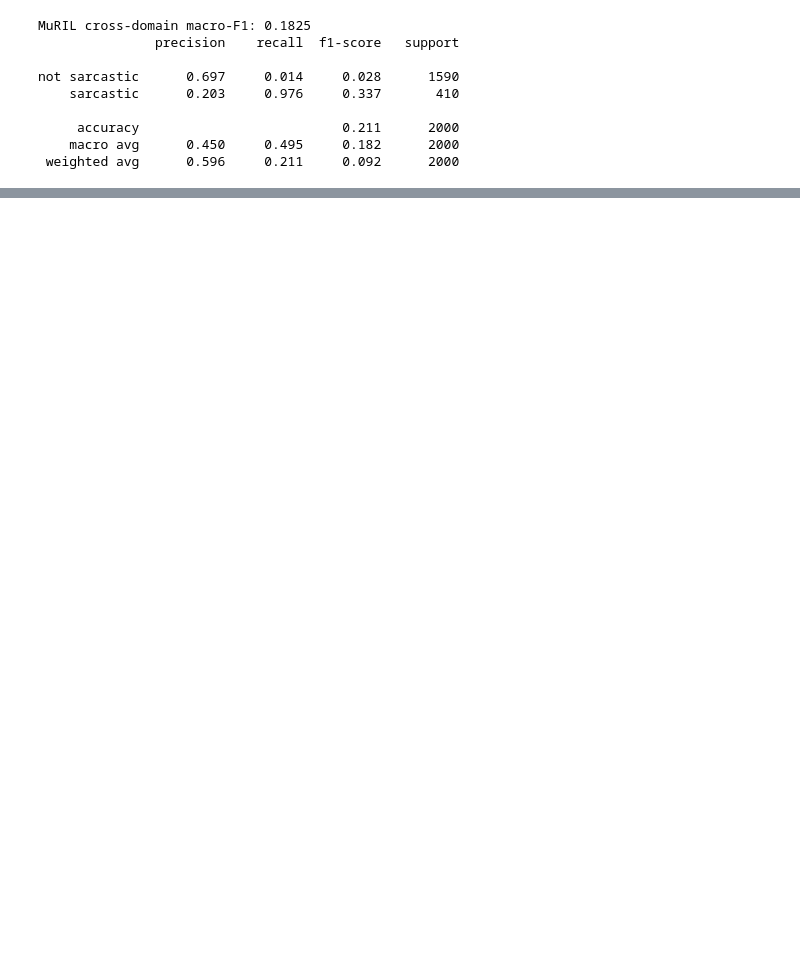
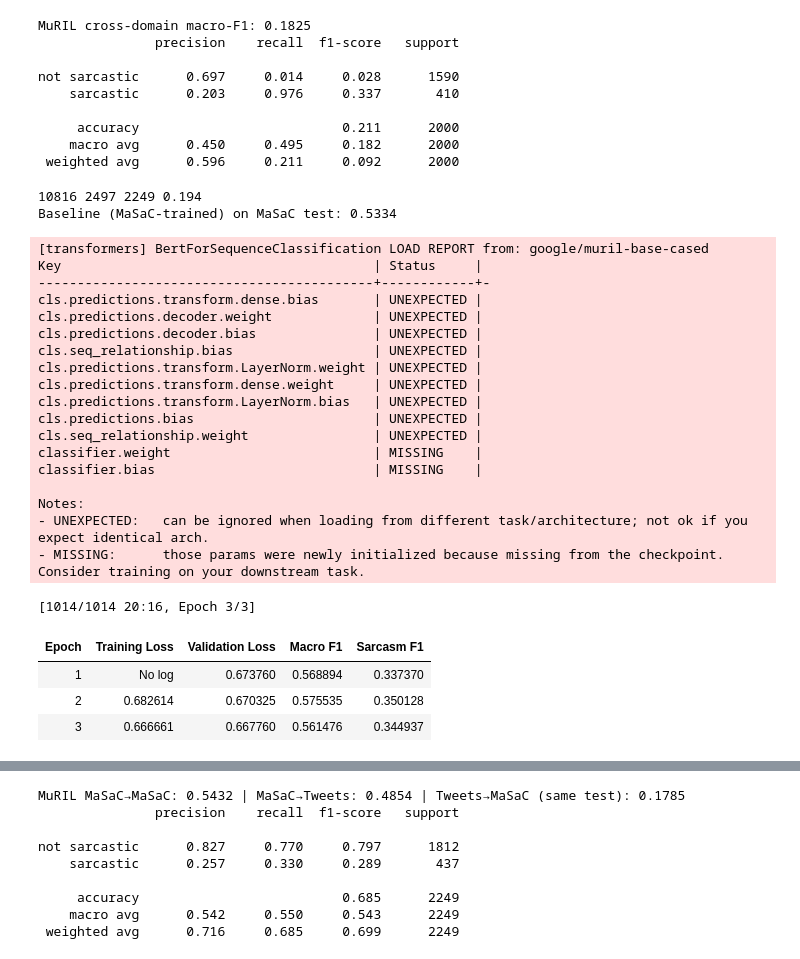
Before and after one commit to sanikaa12-art/hinglish-sarcasm-muril, a Jupyter notebook: hinglish_sarcasm_muril.ipynb, the cells around one changed output, grey strips where cells are left out. Cells and saved outputs as stored; diff of their text form; code cells hidden in the pictures; blank space fills up the shorter version.

```diff
--- a/hinglish_sarcasm_muril.ipynb
+++ b/hinglish_sarcasm_muril.ipynb
@@ -190,3 +190,66 @@ not sarcastic      0.697     0.014     0.028      1590
      accuracy                          0.211      2000
     macro avg      0.450     0.495     0.182      2000
  weighted avg      0.596     0.211     0.092      2000
+# %%
+from sklearn.model_selection import GroupShuffleSplit
+m = SafeLoader(open('MSH-COMICS/Data/Pickles/Dataset.p','rb')).load()
+m = m[['text','Sarcasm','Episode_label']].rename(columns={'Sarcasm':'label'}).dropna()
+m['clean'] = m.text.str.replace(r'\s+', ' ', regex=True).str.strip()
+m['ep'] = m.Episode_label.astype(str).str.split('-').str[0]
+
+g = GroupShuffleSplit(n_splits=1, test_size=0.3, random_state=42); a, b = next(g.split(m, groups=m.ep))
+m_tr, tmp = m.iloc[a], m.iloc[b]
+g2 = GroupShuffleSplit(n_splits=1, test_size=0.5, random_state=42); c, d = next(g2.split(tmp, groups=tmp.ep))
+m_val, m_te = tmp.iloc[c], tmp.iloc[d]
+print(len(m_tr), len(m_val), len(m_te), round(m_te.label.mean(), 3))
+
+vec2 = TfidfVectorizer(analyzer='char_wb', ngram_range=(2,5), min_df=2)
+clf2 = LogisticRegression(max_iter=2000, class_weight='balanced').fit(vec2.fit_transform(m_tr.clean), m_tr.label)
+print('Baseline (MaSaC-trained) on MaSaC test:', round(f1_score(m_te.label, clf2.predict(vec2.transform(m_te.clean)), average='macro'), 4))
+# %% [output]
+10816 2497 2249 0.194
+Baseline (MaSaC-trained) on MaSaC test: 0.5334
+# %%
+tweet_trainer = trainer   # keep the tweet-trained model
+enc = lambda b: tok(b['clean'], truncation=True, max_length=128, padding='max_length')
+mk = lambda d: Dataset.from_pandas(d[['clean','label']].reset_index(drop=True)).map(enc, batched=True)
+m_ds = {'train': mk(m_tr), 'val': mk(m_val), 'test': mk(m_te)}
+w = torch.tensor([1.0, (m_tr.label==0).sum()/(m_tr.label==1).sum()], dtype=torch.float)
+
+model2 = AutoModelForSequenceClassification.from_pretrained(MODEL, num_labels=2)
+args2 = TrainingArguments('muril-masac', eval_strategy='epoch', save_strategy='epoch', learning_rate=2e-5,
+    per_device_train_batch_size=32, num_train_epochs=3, load_best_model_at_end=True,
+    metric_for_best_model='macro_f1', seed=42, report_to='none')
+masac_trainer = WeightedTrainer(model=model2, args=args2, train_dataset=m_ds['train'], eval_dataset=m_ds['val'], compute_metrics=metrics)
+masac_trainer.train()
+
+def score(tr, ds, y): p = tr.predict(ds).predictions.argmax(-1); return round(f1_score(y, p, average='macro'), 4), p
+s1, p1 = score(masac_trainer, m_ds['test'], m_te.label)
+s2, _  = score(masac_trainer, mk(test), test.label)
+s3, _  = score(tweet_trainer, m_ds['test'], m_te.label)
+print('MuRIL MaSaC→MaSaC:', s1, '| MaSaC→Tweets:', s2, '| Tweets→MaSaC (same test):', s3)
+print(classification_report(m_te.label, p1, digits=3, target_names=['not sarcastic','sarcastic']))
+# %% [output]
+[transformers] BertForSequenceClassification LOAD REPORT from: google/muril-base-cased
+Key                                        | Status     |
+-------------------------------------------+------------+-
+cls.predictions.transform.dense.bias       | UNEXPECTED |
+cls.predictions.decoder.weight             | UNEXPECTED |
+cls.predictions.decoder.bias               | UNEXPECTED |
+cls.seq_relationship.bias                  | UNEXPECTED |
+cls.predictions.transform.LayerNorm.weight | UNEXPECTED |
+cls.predictions.transform.dense.weight     | UNEXPECTED |
+cls.predictions.transform.LayerNorm.bias   | UNEXPECTED |
+cls.predictions.bias                       | UNEXPECTED |
+cls.seq_relationship.weight                | UNEXPECTED |
+classifier.weight                          | MISSING    |
+classifier.bias                            | MISSING    |
+
+Notes:
+- UNEXPECTED:   can be ignored when loading from different task/architecture; not ok if you expect identical arch.
+- MISSING:      those params were newly initialized because missing from the checkpoint. Consider training on your downstream task.
+[1014/1014 20:16, Epoch 3/3]
+| Epoch | Training Loss | Validation Loss | Macro F1 | Sarcasm F1 |
+| 1 | No log | 0.673760 | 0.568894 | 0.337370 |
+| 2 | 0.682614 | 0.670325 | 0.575535 | 0.350128 |
+| 3 | 0.666661 | 0.667760 | 0.561476 | 0.344937 |
@@ -192,0 +259,9 @@ not sarcastic      0.697     0.014     0.028      1590
+MuRIL MaSaC→MaSaC: 0.5432 | MaSaC→Tweets: 0.4854 | Tweets→MaSaC (same test): 0.1785
+               precision    recall  f1-score   support
+
+not sarcastic      0.827     0.770     0.797      1812
+    sarcastic      0.257     0.330     0.289       437
+
+     accuracy                          0.685      2249
+    macro avg      0.542     0.550     0.543      2249
+ weighted avg      0.716     0.685     0.699      2249
```
Also changed, not shown: parts of 2 cells of this notebook.
